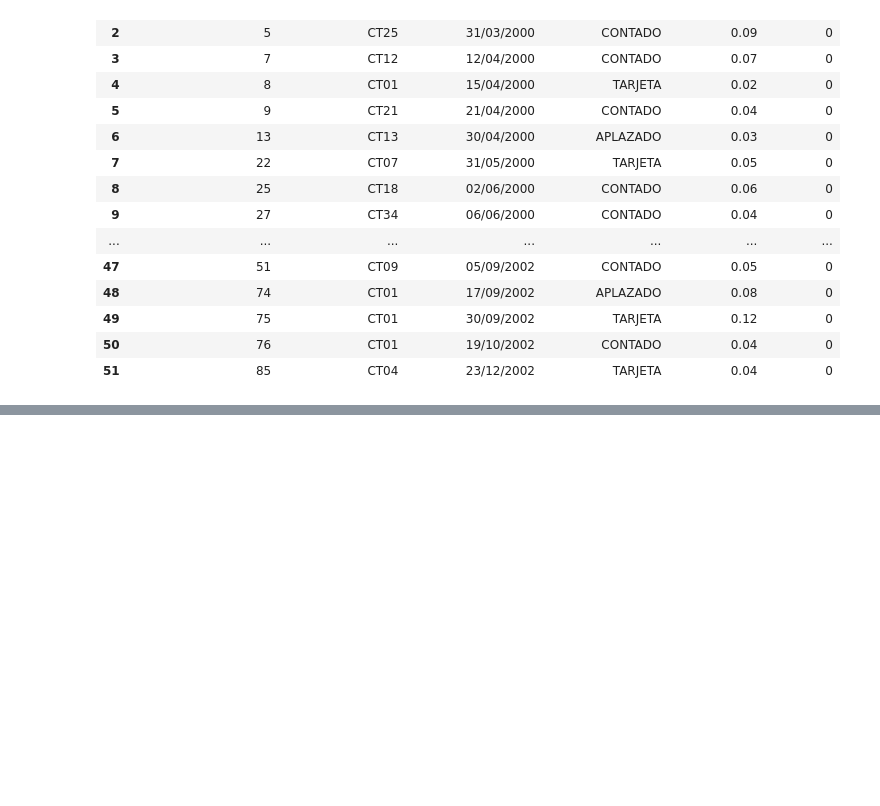
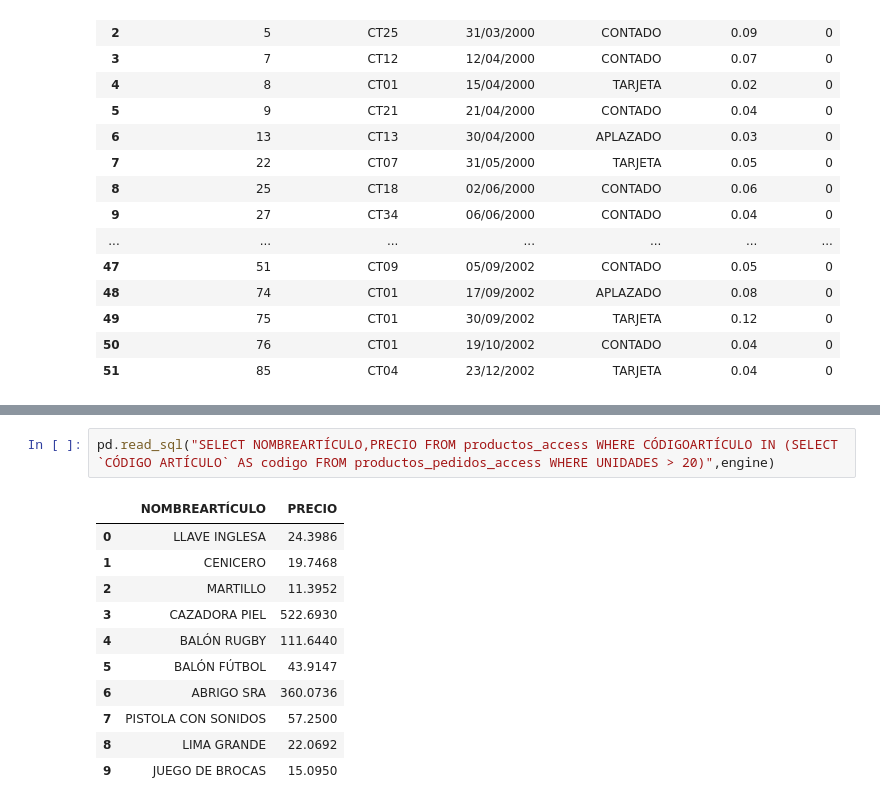
Before and after one commit to preciii7/practica_programacion, a Jupyter notebook: sql/mas_ejercicios_practica.ipynb, the cells around one changed output, grey strips where cells are left out. Drawn from its saved outputs; the diff is of its cells as text; blank space fills up the shorter version.

```diff
--- a/sql/mas_ejercicios_practica.ipynb
+++ b/sql/mas_ejercicios_practica.ipynb
@@ -855,0 +938,14 @@ pd.read_sql("SELECT * FROM clientes",engine)
+# %%
+pd.read_sql("SELECT NOMBREARTÍCULO,PRECIO FROM productos_access WHERE CÓDIGOARTÍCULO IN (SELECT `CÓDIGO ARTÍCULO` AS codigo FROM productos_pedidos_access WHERE UNIDADES > 20)",engine)
+# %% [output]
+|  | NOMBREARTÍCULO | PRECIO |
+| 0 | LLAVE INGLESA | 24.3986 |
+| 1 | CENICERO | 19.7468 |
+| 2 | MARTILLO | 11.3952 |
+| 3 | CAZADORA PIEL | 522.6930 |
+| 4 | BALÓN RUGBY | 111.6440 |
+| 5 | BALÓN FÚTBOL | 43.9147 |
+| 6 | ABRIGO SRA | 360.0736 |
+| 7 | PISTOLA CON SONIDOS | 57.2500 |
+| 8 | LIMA GRANDE | 22.0692 |
+| 9 | JUEGO DE BROCAS | 15.0950 |
```
Also changed, not shown: parts of 9 cells of this notebook.
